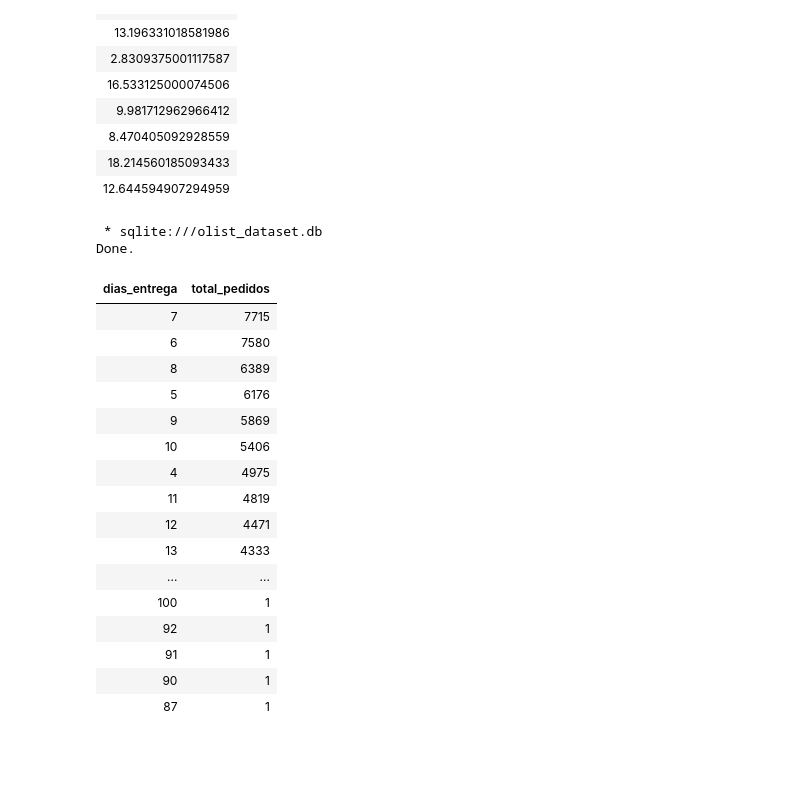
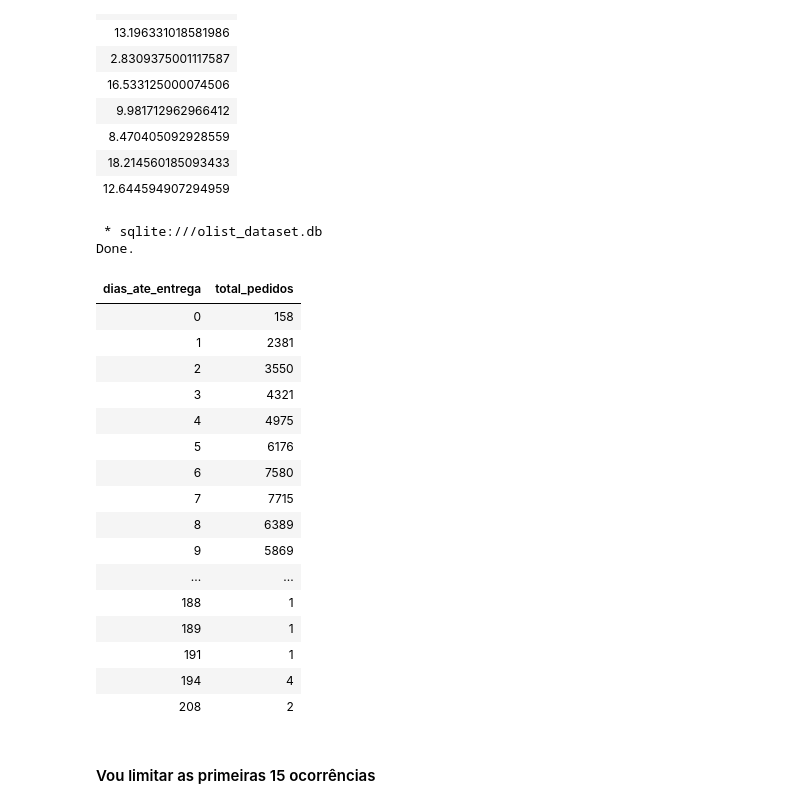
Before and after one commit to zVitor-Emanuel/Olist_Data_Analysis, a Jupyter notebook: case.ipynb, the cells around one changed output. Cells and saved outputs as stored; diff of their text form; code cells hidden in the pictures; blank space fills up the shorter version.

```diff
--- a/case.ipynb
+++ b/case.ipynb
@@ -776,36 +776,38 @@ Done.
 # %%
 %%sql
 
 SELECT
-    CAST(julianday(order_delivered_customer_date) - julianday(order_approved_at) as INTEGER) as dias_entrega,
+    CAST(julianday(order_delivered_customer_date) - julianday(order_approved_at) as INTEGER) as dias_ate_entrega,
     COUNT(*) as total_pedidos
 FROM
     olist_orders_dataset
 WHERE
     order_delivered_customer_date is not null
     AND order_approved_at is not null
     AND (julianday(order_delivered_customer_date) - julianday(order_approved_at)) >= 0
 GROUP BY
-    dias_entrega
+    dias_ate_entrega
 ORDER BY
-    total_pedidos desc
+    dias_ate_entrega
 # %% [output]
  * sqlite:///olist_dataset.db
 Done.
-| dias_entrega | total_pedidos |
+| dias_ate_entrega | total_pedidos |
+| 0 | 158 |
+| 1 | 2381 |
+| 2 | 3550 |
+| 3 | 4321 |
+| 4 | 4975 |
+| 5 | 6176 |
+| 6 | 7580 |
 | 7 | 7715 |
-| 6 | 7580 |
 | 8 | 6389 |
-| 5 | 6176 |
 | 9 | 5869 |
-| 10 | 5406 |
-| 4 | 4975 |
-| 11 | 4819 |
-| 12 | 4471 |
-| 13 | 4333 |
 | ... | ... |
-| 100 | 1 |
-| 92 | 1 |
-| 91 | 1 |
-| 90 | 1 |
-| 87 | 1 |
+| 188 | 1 |
+| 189 | 1 |
+| 191 | 1 |
+| 194 | 4 |
+| 208 | 2 |
+# %% [markdown]
+#### Vou limitar as primeiras 15 ocorrências
```
Also changed, not shown: parts of 30 cells of this notebook, 1 other file.
